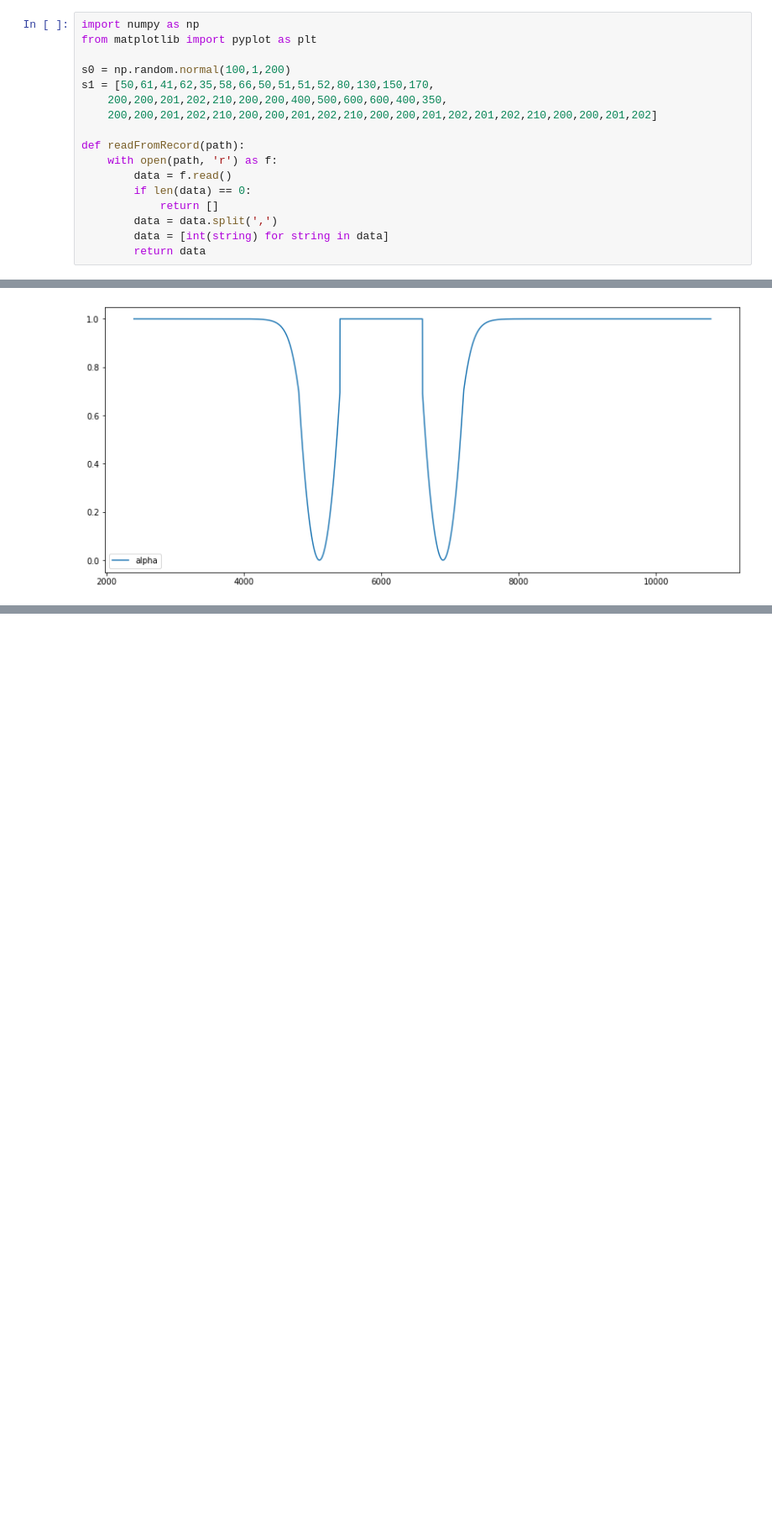
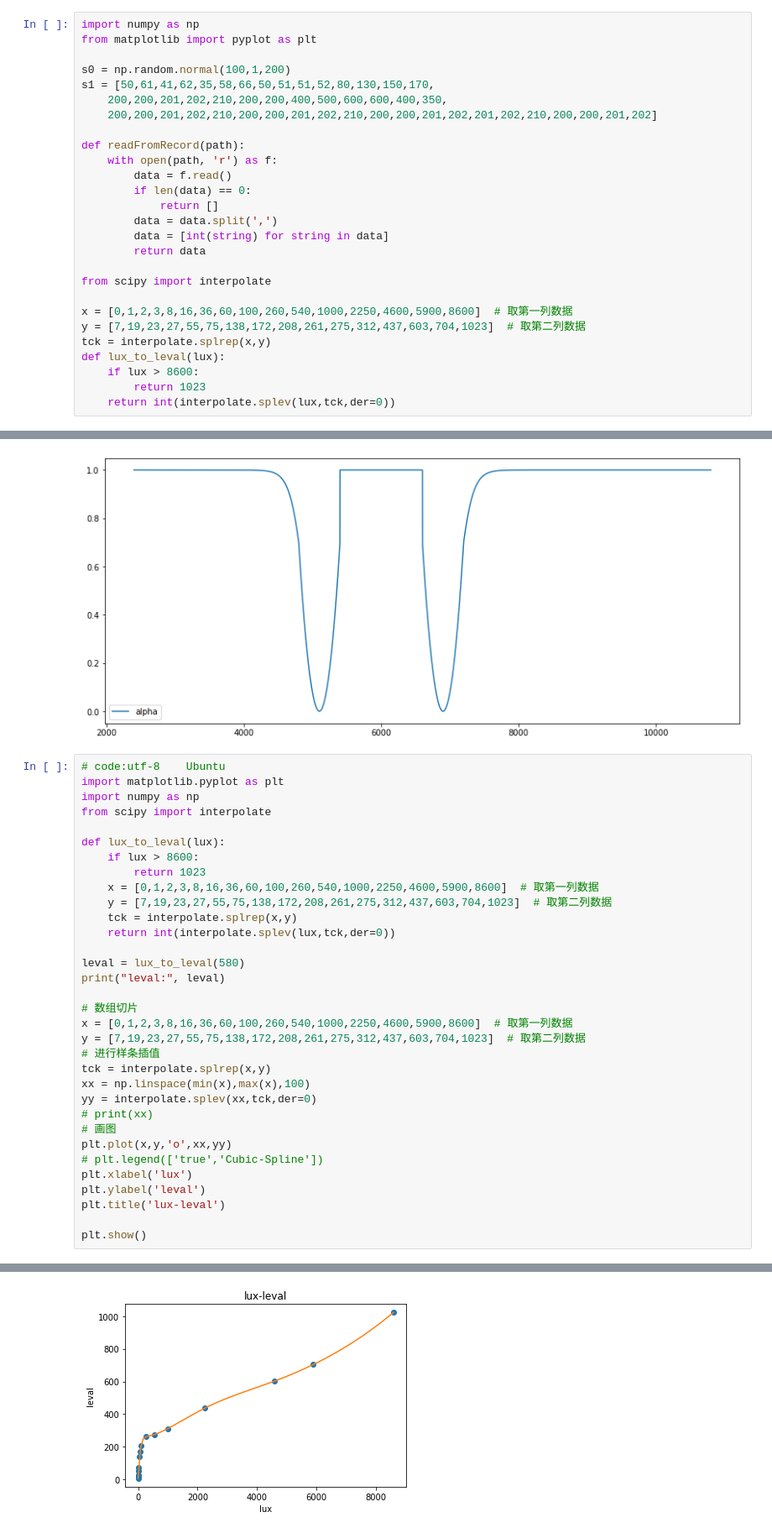
Before and after one commit to Whu-wxy/AmbientLightLab, a Jupyter notebook: contract.ipynb, the cells around one changed output, grey strips where cells are left out. Shown: that part at 84% size. Saved outputs shown, nothing was run; the diff lists cells and outputs as text; blank space fills up the shorter version.

```diff
--- a/contract.ipynb
+++ b/contract.ipynb
@@ -15,6 +15,16 @@ def readFromRecord(path):
         data = data.split(',')
         data = [int(string) for string in data]
         return data
+
+from scipy import interpolate
+
+x = [0,1,2,3,8,16,36,60,100,260,540,1000,2250,4600,5900,8600]  # 取第一列数据
+y = [7,19,23,27,55,75,138,172,208,261,275,312,437,603,704,1023]  # 取第二列数据
+tck = interpolate.splrep(x,y)
+def lux_to_leval(lux):
+    if lux > 8600:
+        return 1023
+    return int(interpolate.splev(lux,tck,der=0))
 # %%
 import math
 def Hysteresis_log_interval_changeA(s, f1=0.1, f2=0.25, A1=0, A2=0.7, n=5, bMean=True, blog=False, linear=True):
@@ -462,3 +520,37 @@ plt.show()
 # %% [output]
 4800.0
 [figure]
+# %%
+# code:utf-8  	Ubuntu
+import matplotlib.pyplot as plt
+import numpy as np
+from scipy import interpolate
+
+def lux_to_leval(lux):
+    if lux > 8600:
+        return 1023
+    x = [0,1,2,3,8,16,36,60,100,260,540,1000,2250,4600,5900,8600]  # 取第一列数据
+    y = [7,19,23,27,55,75,138,172,208,261,275,312,437,603,704,1023]  # 取第二列数据
+    tck = interpolate.splrep(x,y)
+    return int(interpolate.splev(lux,tck,der=0))
+
+leval = lux_to_leval(580)
+print("leval:", leval)
+
+# 数组切片
+x = [0,1,2,3,8,16,36,60,100,260,540,1000,2250,4600,5900,8600]  # 取第一列数据
+y = [7,19,23,27,55,75,138,172,208,261,275,312,437,603,704,1023]  # 取第二列数据
+# 进行样条插值
+tck = interpolate.splrep(x,y)
+xx = np.linspace(min(x),max(x),100)
+yy = interpolate.splev(xx,tck,der=0)
+# print(xx)
+# 画图
+plt.plot(x,y,'o',xx,yy)
+# plt.legend(['true','Cubic-Spline'])
+plt.xlabel('lux')
+plt.ylabel('leval')
+plt.title('lux-leval')
+
+plt.show()
+# %% [output]
@@ -464,0 +558 @@ plt.show()
+[figure, added]
```
Also changed, not shown: parts of 4 cells of this notebook, 1 other file.
